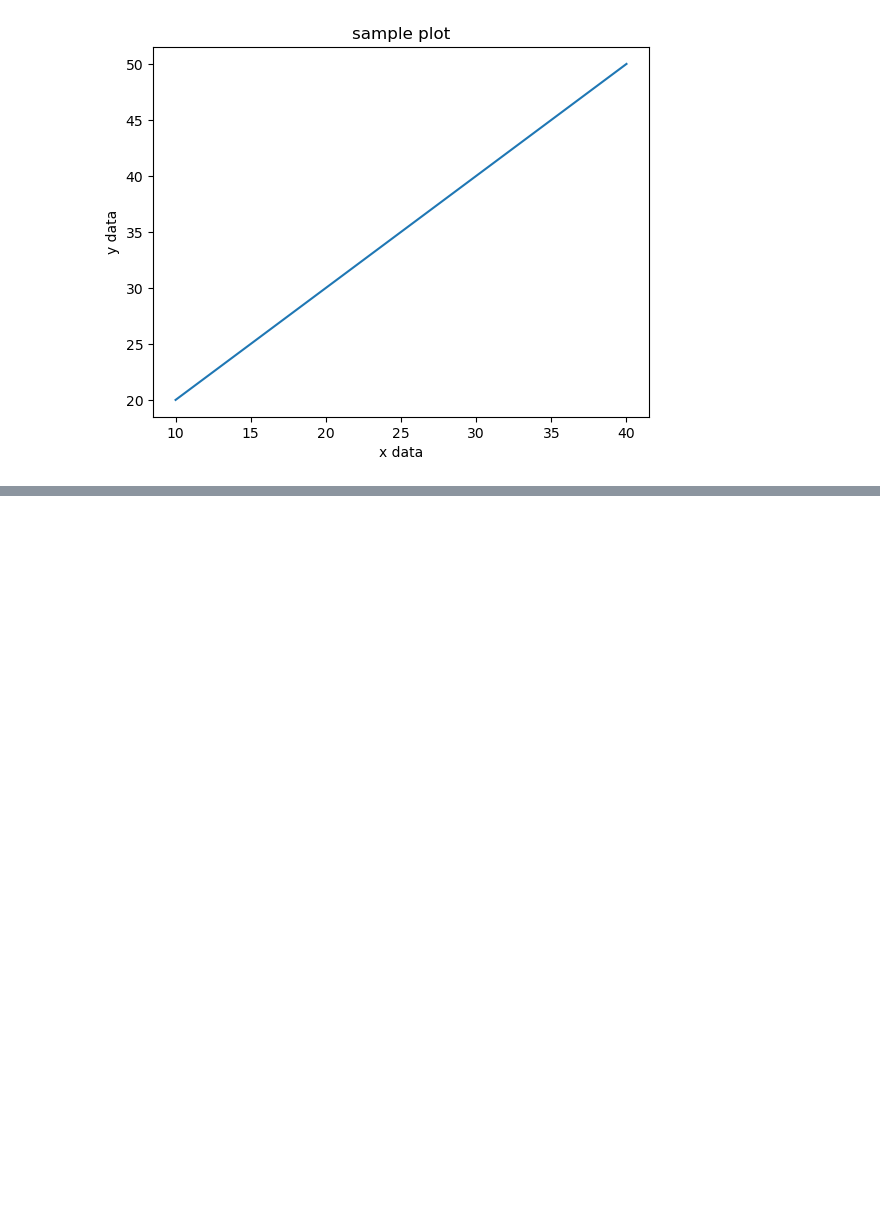
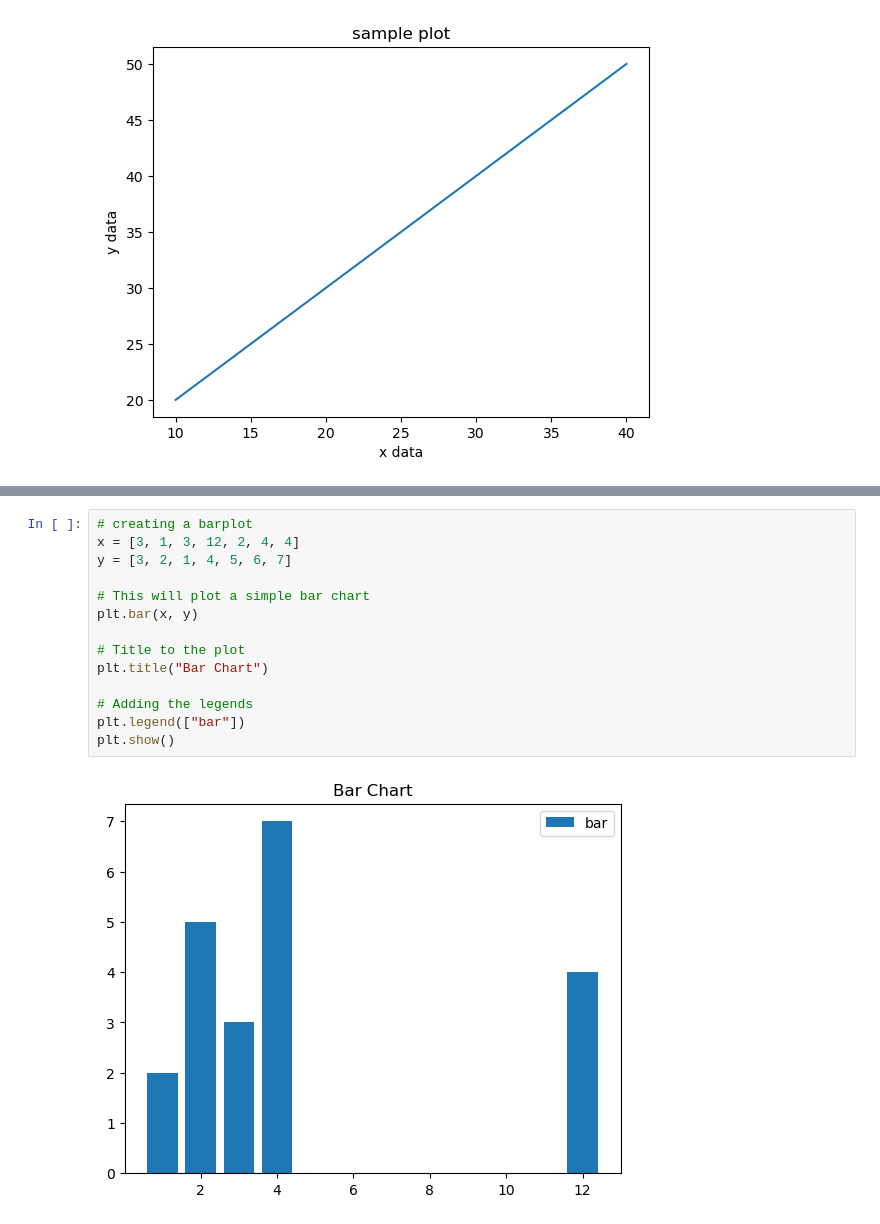
Before and after one commit to dnzambuli/CSI2020-classwork, a Jupyter notebook: WK4/class work.ipynb, the cells around one changed output, grey strips where cells are left out. Drawn from its saved outputs; the diff is of its cells as text; blank space fills up the shorter version.

```diff
--- a/WK4/class work.ipynb
+++ b/WK4/class work.ipynb
@@ -222,0 +221,16 @@ plt.show()
+# %%
+# creating a barplot
+x = [3, 1, 3, 12, 2, 4, 4]
+y = [3, 2, 1, 4, 5, 6, 7]
+
+# This will plot a simple bar chart
+plt.bar(x, y)
+
+# Title to the plot
+plt.title("Bar Chart")
+
+# Adding the legends
+plt.legend(["bar"])
+plt.show()
+# %% [output]
+[figure, added]
```
Also changed, not shown: parts of 11 cells of this notebook.
